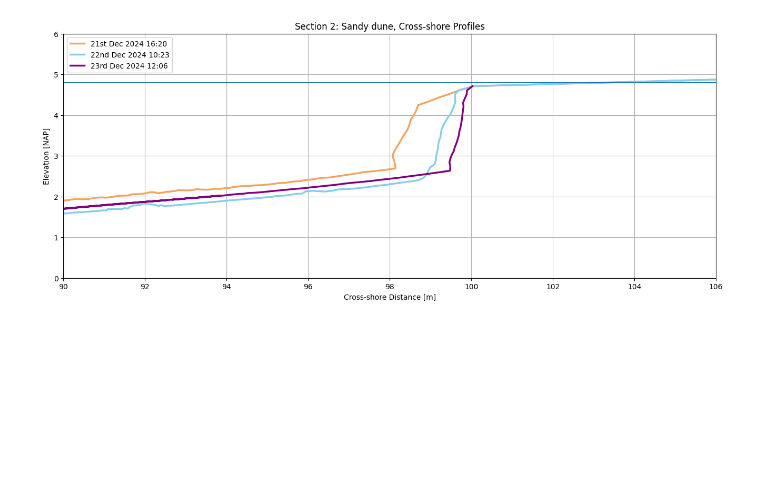
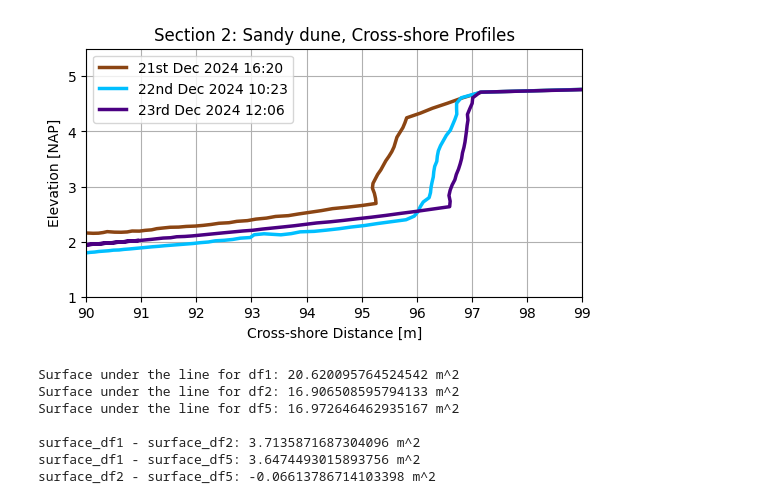
Before and after one commit to Rubenrosman/HybridDune, a Jupyter notebook: Ruben/LiDAR/Storm_2/Lidar_2_storm2_plots.ipynb, the cells around one changed output. Drawn from its saved outputs; the diff is of its cells as text; code cells hidden in the pictures; blank space fills up the shorter version.

```diff
--- a/Ruben/LiDAR/Storm_2/Lidar_2_storm2_plots.ipynb
+++ b/Ruben/LiDAR/Storm_2/Lidar_2_storm2_plots.ipynb
@@ -77,8 +81,8 @@ def singe_file(pcd_file_path):
     transect_transformed_df = pd.DataFrame(transect_xyz_transformed, columns=['x', 'y', 'z'])
 
     # Coordinates of the two points in the RD-coordinate system
-    point1 = np.array([72462.703, 452067.267, 4.101, 1])  # point3
-    point2 = np.array([72448.355, 452047.630, 4.075, 1])  # point4
+    point2 = np.array([72465.165, 452065.649, 4.530, 1])  # S3 plaatTopHoek3
+    point1 = np.array([72479.379, 452085.167, 4.598, 1])  # S3 plaatTopHoek4
 
     # Compute the direction vector
     direction = point1 - point2
@@ -118,6 +122,10 @@ def singe_file(pcd_file_path):
     baseline_axis = baseline_axis - 100
     transect_transformed_df['x'] = transect_transformed_df['x'] - baseline_axis
 
+    # add point x=107, z=4.96
+    new_point = pd.DataFrame({'x': [107], 'y': [0], 'z': [4.96]})
+    transect_transformed_df = pd.concat([transect_transformed_df, new_point], ignore_index=True)
+
     return transect_transformed_df
 # %%
 # Define the transformation matrix gathered from CloudCompare georeferencing
@@ -176,24 +166,48 @@ print(df5)
 # %%
 # Plot the transformed transects
-plt.figure(figsize=(16, 8))
+plt.figure()
 
 # Plot each dataframe
-plt.plot(df1['x'], df1['z'], color='sandybrown', linewidth=2.5, label='21st Dec 2024 16:20')
-plt.plot(df2['x'], df2['z'], color='skyblue', linewidth=2.5, label='22nd Dec 2024 10:23')
-# plt.plot(df3['x'], df3['z'], color='lightgreen', linewidth=2.5, label='22nd Dec 2024 18:06')
-# plt.plot(df4['x'], df4['z'], color='coral', linewidth=2.5, label='23rd Dec 2024 00:06, (Wave)')
-plt.plot(df5['x'], df5['z'], color='purple', linewidth=2.5, label='23rd Dec 2024 12:06')
+plt.plot(df1['x'], df1['z'], color='saddlebrown', linewidth=2.5, label='21st Dec 2024 16:20')
+plt.plot(df2['x'], df2['z'], color='deepskyblue', linewidth=2.5, label='22nd Dec 2024 10:23')
+plt.plot(df5['x'], df5['z'], color='indigo', linewidth=2.5, label='23rd Dec 2024 12:06')
 
-plt.axhline(y=4.8)
 
 plt.xlabel('Cross-shore Distance [m]')
 plt.ylabel('Elevation [NAP]')
 plt.title('Section 2: Sandy dune, Cross-shore Profiles')
 plt.grid(True)
 plt.gca().set_aspect('equal', adjustable='box')
 plt.legend(loc='upper left')
-plt.xlim(90, 106)
-plt.ylim(0, 6)
+plt.xlim(90, 99)
+plt.ylim(1, 5.5)
 plt.show()
+
+# calculate surface under the lines from x(90, 99)
+x1 = 90
+x2 = 99
+df1_mask = df1[(df1['x'] >= x1) & (df1['x'] <= x2)]
+df2_mask = df2[(df2['x'] >= x1) & (df2['x'] <= x2)]
+df5_mask = df5[(df5['x'] >= x1) & (df5['x'] <= x2)]
+
+# Calculate the surface under the lines using the trapezoidal rule
+surface_df1 = np.trapz(df1_mask['z'], df1_mask['x'])
+surface_df2 = np.trapz(df2_mask['z'], df2_mask['x'])
+surface_df5 = np.trapz(df5_mask['z'], df5_mask['x'])
+
+print(f"Surface under the line for df1: {surface_df1} m^2")
+print(f"Surface under the line for df2: {surface_df2} m^2")
+print(f"Surface under the line for df5: {surface_df5} m^2")
+print()
+print(f'surface_df1 - surface_df2: {surface_df1 - surface_df2} m^2')
+print(f'surface_df1 - surface_df5: {surface_df1 - surface_df5} m^2')
+print(f'surface_df2 - surface_df5: {surface_df2 - surface_df5} m^2')
 # %% [output]
-[figure, old version]
+[figure, new version]
+Surface under the line for df1: 20.620095764524542 m^2
+Surface under the line for df2: 16.906508595794133 m^2
+Surface under the line for df5: 16.972646462935167 m^2
+
+surface_df1 - surface_df2: 3.7135871687304096 m^2
+surface_df1 - surface_df5: 3.6474493015893756 m^2
+surface_df2 - surface_df5: -0.06613786714103398 m^2
```
Also changed, not shown: parts of 2 cells of this notebook, 7 other files.
